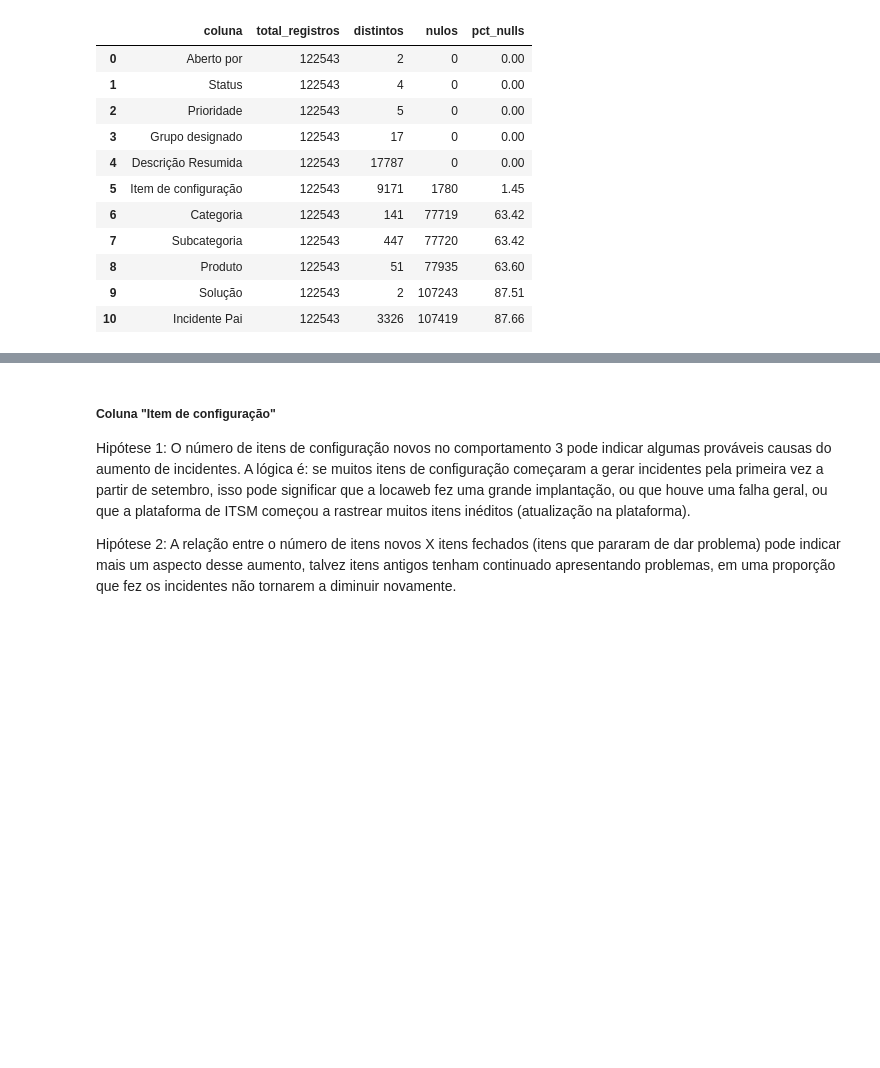
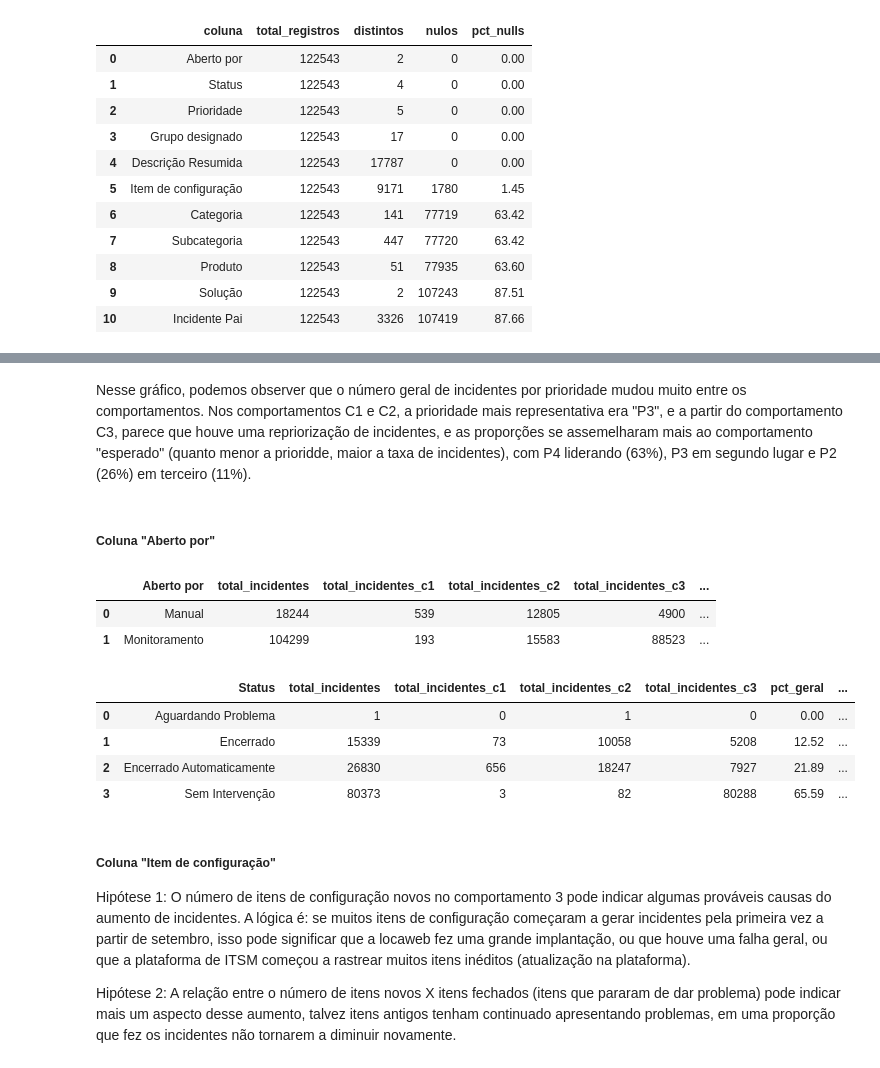
Before and after one commit to jffdevbr/challenge_locaweb, a Jupyter notebook: notebooks/data_exploration_target_behavior.ipynb, the cells around one changed output, grey strips where cells are left out. Cells and saved outputs as stored; diff of their text form; code cells hidden in the pictures; blank space fills up the shorter version.

```diff
--- a/notebooks/data_exploration_target_behavior.ipynb
+++ b/notebooks/data_exploration_target_behavior.ipynb
@@ -904,3 +1012,53 @@ Descrição Resumida
+# %%
+fig = go.Figure()
+for equipe in prioridades['Prioridade']:
+    fig.add_trace(go.Scatter(
+                              x=['C1', 'C2', 'C3'],
+                              y=[prioridades.loc[prioridades['Prioridade']==equipe, 'pct_inc_c1'].values[0],
+                                prioridades.loc[prioridades['Prioridade']==equipe, 'pct_inc_c2'].values[0],
+                                prioridades.loc[prioridades['Prioridade']==equipe, 'pct_inc_c3'].values[0]],
+                              mode='lines+markers', name=equipe
+                             )
+                  )
+fig.show()
+# %% [markdown]
+Nesse gráfico, podemos observer que o número geral de incidentes por prioridade mudou muito entre os comportamentos. Nos comportamentos C1 e C2, a prioridade mais representativa era "P3", e a partir do comportamento C3, parece que houve uma repriorização de incidentes, e as proporções se assemelharam mais ao comportamento "esperado" (quanto menor a prioridde, maior a taxa de incidentes), com P4 liderando (63%), P3 em segundo lugar e P2 (26%) em terceiro (11%).
+# %% [markdown]
+##### Coluna "Aberto por"
+# %%
+aberto_por = df.groupby("Aberto por").agg(
+    total_incidentes=('Número', 'count'), # total de incidentes por prioridade
+    total_incidentes_c1=('comportamento', lambda x: (x == 1).sum()), # total de incidentes no comportamento 1
+    total_incidentes_c2=('comportamento', lambda x: (x == 2).sum()), # total de incidentes no comportamento 2
+    total_incidentes_c3=('comportamento', lambda x: (x == 3).sum()) # total de incidentes no comportamento 3
+).reset_index()
+aberto_por['pct_geral'] = round((aberto_por['total_incidentes']/total_registros) *100, 2)
+aberto_por['pct_inc_c1'] = round((aberto_por['total_incidentes_c1'] / aberto_por['total_incidentes_c1'].sum() ) * 100, 2)
+aberto_por['pct_inc_c2'] = round((aberto_por['total_incidentes_c2'] / aberto_por['total_incidentes_c2'].sum() ) * 100, 2)
+aberto_por['pct_inc_c3'] = round((aberto_por['total_incidentes_c3'] / aberto_por['total_incidentes_c3'].sum() ) * 100, 2)
+aberto_por.head()
+# %% [output]
+|  | Aberto por | total_incidentes | total_incidentes_c1 | total_incidentes_c2 | total_incidentes_c3 | ... |
+| 0 | Manual | 18244 | 539 | 12805 | 4900 | ... |
+| 1 | Monitoramento | 104299 | 193 | 15583 | 88523 | ... |
+# %%
+status = df.groupby("Status").agg(
+    total_incidentes=('Número', 'count'), # total de incidentes por prioridade
+    total_incidentes_c1=('comportamento', lambda x: (x == 1).sum()), # total de incidentes no comportamento 1
+    total_incidentes_c2=('comportamento', lambda x: (x == 2).sum()), # total de incidentes no comportamento 2
+    total_incidentes_c3=('comportamento', lambda x: (x == 3).sum()) # total de incidentes no comportamento 3
+).reset_index()
+status['pct_geral'] = round((status['total_incidentes']/total_registros) *100, 2)
+status['pct_inc_c1'] = round((status['total_incidentes_c1'] / status['total_incidentes_c1'].sum() ) * 100, 2)
+status['pct_inc_c2'] = round((status['total_incidentes_c2'] / status['total_incidentes_c2'].sum() ) * 100, 2)
+status['pct_inc_c3'] = round((status['total_incidentes_c3'] / status['total_incidentes_c3'].sum() ) * 100, 2)
+status.head()
+# %% [output]
+|  | Status | total_incidentes | total_incidentes_c1 | total_incidentes_c2 | total_incidentes_c3 | pct_geral | ... |
+| 0 | Aguardando Problema | 1 | 0 | 1 | 0 | 0.00 | ... |
+| 1 | Encerrado | 15339 | 73 | 10058 | 5208 | 12.52 | ... |
+| 2 | Encerrado Automaticamente | 26830 | 656 | 18247 | 7927 | 21.89 | ... |
+| 3 | Sem Intervenção | 80373 | 3 | 82 | 80288 | 65.59 | ... |
 # %% [markdown]
 ##### Coluna "Item de configuração"
 
```
Also changed, not shown: parts of 34 cells of this notebook.
